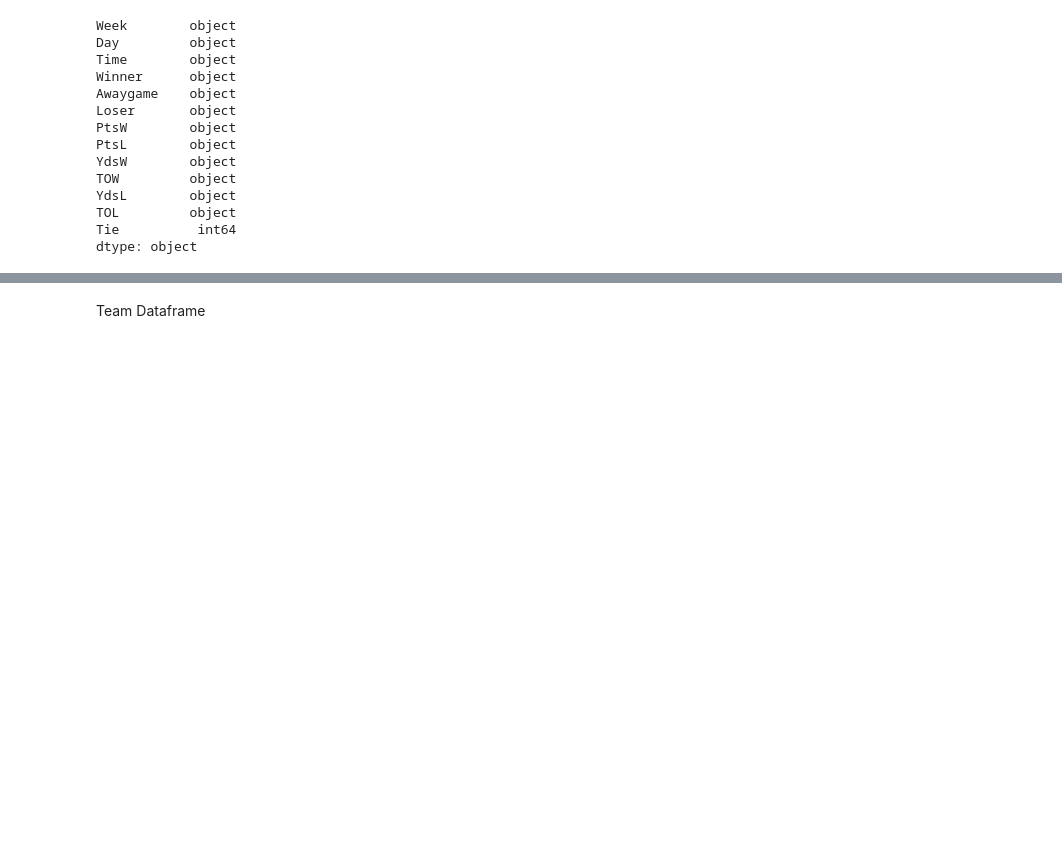
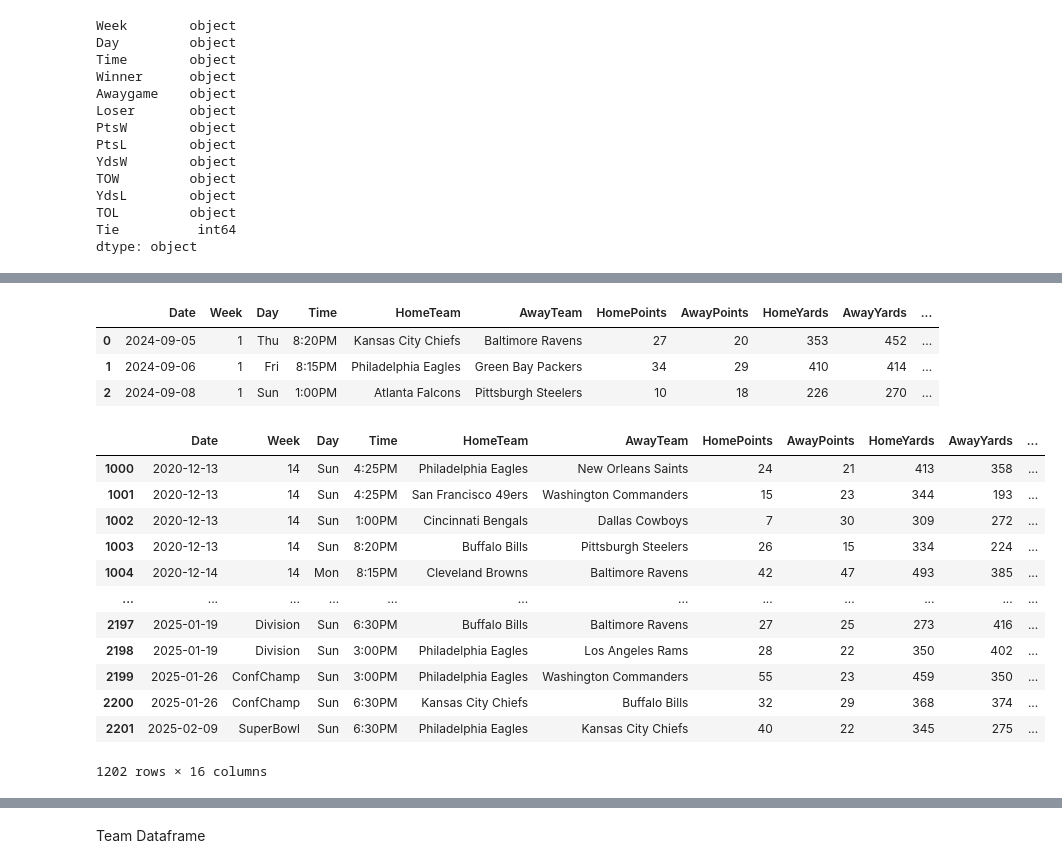
Before and after one commit to JonathanK556/NFL-Model, a Jupyter notebook: Data_Wrangling.ipynb, the cells around one changed output, grey strips where cells are left out. Cells and saved outputs as stored; diff of their text form; code cells hidden in the pictures; blank space fills up the shorter version.

```diff
--- a/Data_Wrangling.ipynb
+++ b/Data_Wrangling.ipynb
@@ -441,0 +364,5 @@ print(NFL["Winner"].unique())
+# %%
+# Drop Ties for simplicity
+NFL = NFL[NFL['Tie'] == False]
+# %%
+NFL = NFL.reset_index()
@@ -441,0 +464,26 @@ print(NFL["Winner"].unique())
+# %%
+NFL_reshaped.head(3)
+# %% [output]
+|  | Date | Week | Day | Time | HomeTeam | AwayTeam | HomePoints | AwayPoints | HomeYards | AwayYards | ... |
+| 0 | 2024-09-05 | 1 | Thu | 8:20PM | Kansas City Chiefs | Baltimore Ravens | 27 | 20 | 353 | 452 | ... |
+| 1 | 2024-09-06 | 1 | Fri | 8:15PM | Philadelphia Eagles | Green Bay Packers | 34 | 29 | 410 | 414 | ... |
+| 2 | 2024-09-08 | 1 | Sun | 1:00PM | Atlanta Falcons | Pittsburgh Steelers | 10 | 18 | 226 | 270 | ... |
+# %%
+NFL_reshaped = NFL_reshaped.sort_values(by='Date')
+NFL_reshaped = NFL_reshaped.reset_index(drop=True)
+# %%
+NFL_reshaped[1000:]
+# %% [output]
+|  | Date | Week | Day | Time | HomeTeam | AwayTeam | HomePoints | AwayPoints | HomeYards | AwayYards | ... |
+| 1000 | 2020-12-13 | 14 | Sun | 4:25PM | Philadelphia Eagles | New Orleans Saints | 24 | 21 | 413 | 358 | ... |
+| 1001 | 2020-12-13 | 14 | Sun | 4:25PM | San Francisco 49ers | Washington Commanders | 15 | 23 | 344 | 193 | ... |
+| 1002 | 2020-12-13 | 14 | Sun | 1:00PM | Cincinnati Bengals | Dallas Cowboys | 7 | 30 | 309 | 272 | ... |
+| 1003 | 2020-12-13 | 14 | Sun | 8:20PM | Buffalo Bills | Pittsburgh Steelers | 26 | 15 | 334 | 224 | ... |
+| 1004 | 2020-12-14 | 14 | Mon | 8:15PM | Cleveland Browns | Baltimore Ravens | 42 | 47 | 493 | 385 | ... |
+| ... | ... | ... | ... | ... | ... | ... | ... | ... | ... | ... | ... |
+| 2197 | 2025-01-19 | Division | Sun | 6:30PM | Buffalo Bills | Baltimore Ravens | 27 | 25 | 273 | 416 | ... |
+| 2198 | 2025-01-19 | Division | Sun | 3:00PM | Philadelphia Eagles | Los Angeles Rams | 28 | 22 | 350 | 402 | ... |
+| 2199 | 2025-01-26 | ConfChamp | Sun | 3:00PM | Philadelphia Eagles | Washington Commanders | 55 | 23 | 459 | 350 | ... |
+| 2200 | 2025-01-26 | ConfChamp | Sun | 6:30PM | Kansas City Chiefs | Buffalo Bills | 32 | 29 | 368 | 374 | ... |
+| 2201 | 2025-02-09 | SuperBowl | Sun | 6:30PM | Philadelphia Eagles | Kansas City Chiefs | 40 | 22 | 345 | 275 | ... |
+1202 rows × 16 columns
```
Also changed, not shown: parts of 32 cells of this notebook, 4 other files.
